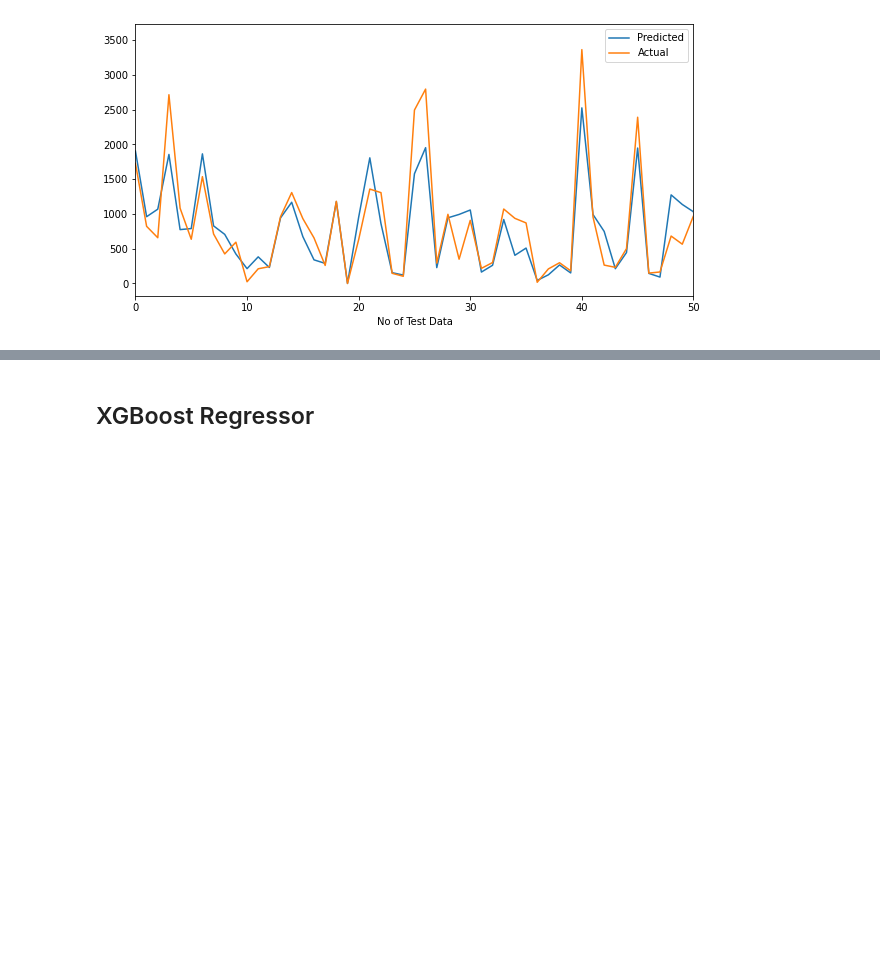
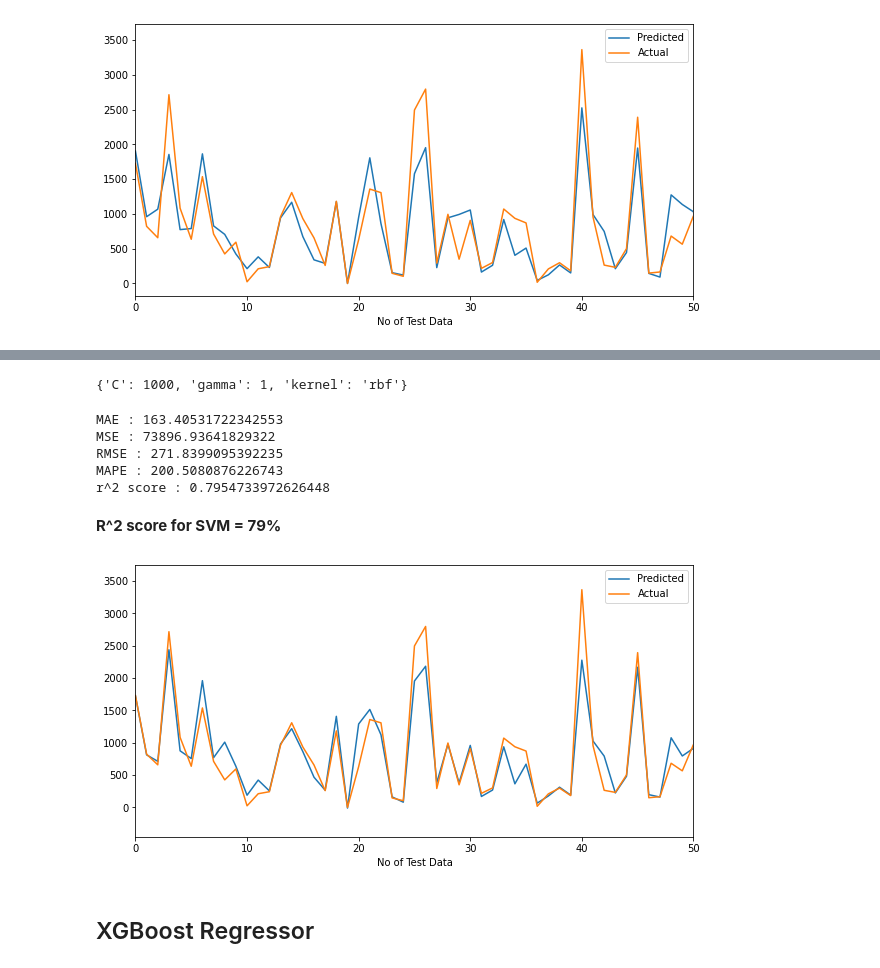
Before and after one commit to SubhamZap/Bike-Sharing-Demand-Prediction, a Jupyter notebook: Bike_Sharing_Demand_Prediction_Capstone_Project.ipynb, the cells around one changed output, grey strips where cells are left out. Saved outputs shown, nothing was run; the diff lists cells and outputs as text; code cells hidden in the pictures; blank space fills up the shorter version.

```diff
--- a/Bike_Sharing_Demand_Prediction_Capstone_Project.ipynb
+++ b/Bike_Sharing_Demand_Prediction_Capstone_Project.ipynb
@@ -759,0 +764,8 @@ plt.show()
+# %%
+# Applying SVM
+
+from sklearn.svm import SVR
+
+svr = SVR()
+
+svr.fit(X_train, y_train)
@@ -759,0 +831,4 @@ plt.show()
+# %%
+grid.best_params_
+# %% [output]
+{'C': 1000, 'gamma': 1, 'kernel': 'rbf'}
@@ -759,0 +839,25 @@ plt.show()
+# %%
+# Evaluating metrics
+
+MAE=mean_absolute_error((y_test), (y_pred))
+print("MAE :" ,MAE)
+
+MSE  = mean_squared_error((y_test), (y_pred))
+print("MSE :" , MSE)
+
+RMSE = np.sqrt(MSE)
+print("RMSE :" ,RMSE)
+
+MAPE=mape(y_test, y_pred)
+print("MAPE :" ,MAPE)
+
+r2 = r2_score(y_pred, y_test)
+print('r^2 score :', r2)
+# %% [output]
+MAE : 163.40531722342553
+MSE : 73896.93641829322
+RMSE : 271.8399095392235
+MAPE : 200.5080876226743
+r^2 score : 0.7954733972626448
+# %% [markdown]
+**R^2 score for SVM = 79%**
@@ -760,3 +875,15 @@ plt.show()
+# %%
+# actual-predicted values plot
+
+plt.figure(figsize=(10,5))
+plt.plot(y_pred)
+plt.plot(np.array(y_test))
+plt.xlim(0, 50)
+plt.legend(["Predicted","Actual"])
+plt.xlabel('No of Test Data')
+plt.show()
+# %% [output]
+[figure, added]
 # %% [markdown]
 ## XGBoost Regressor
 # %%
```
Also changed, not shown: parts of 12 cells of this notebook.
